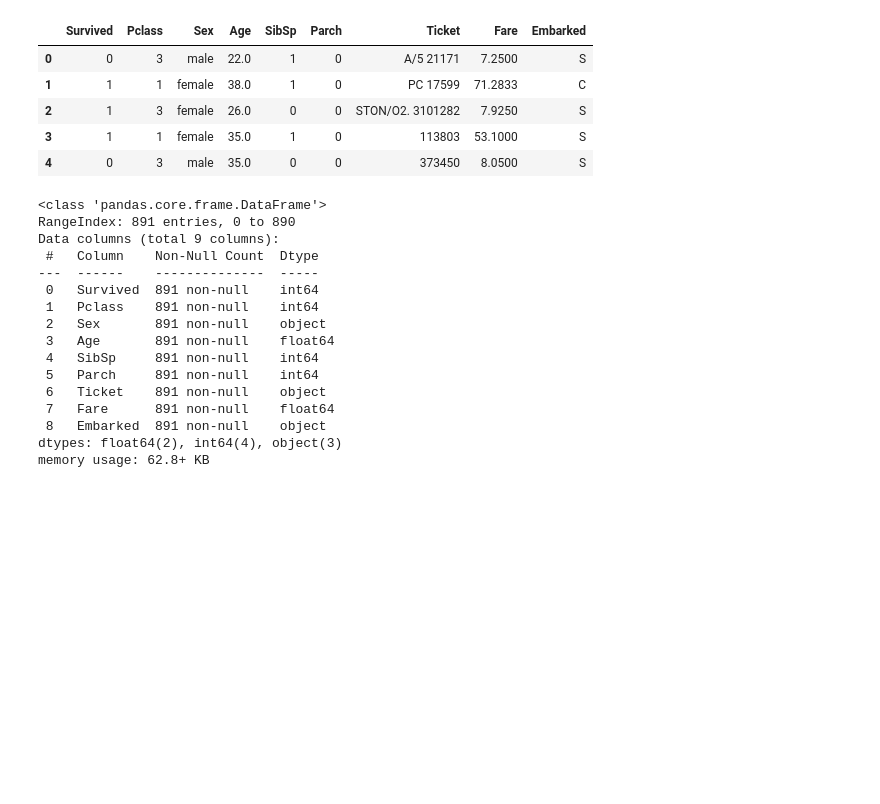
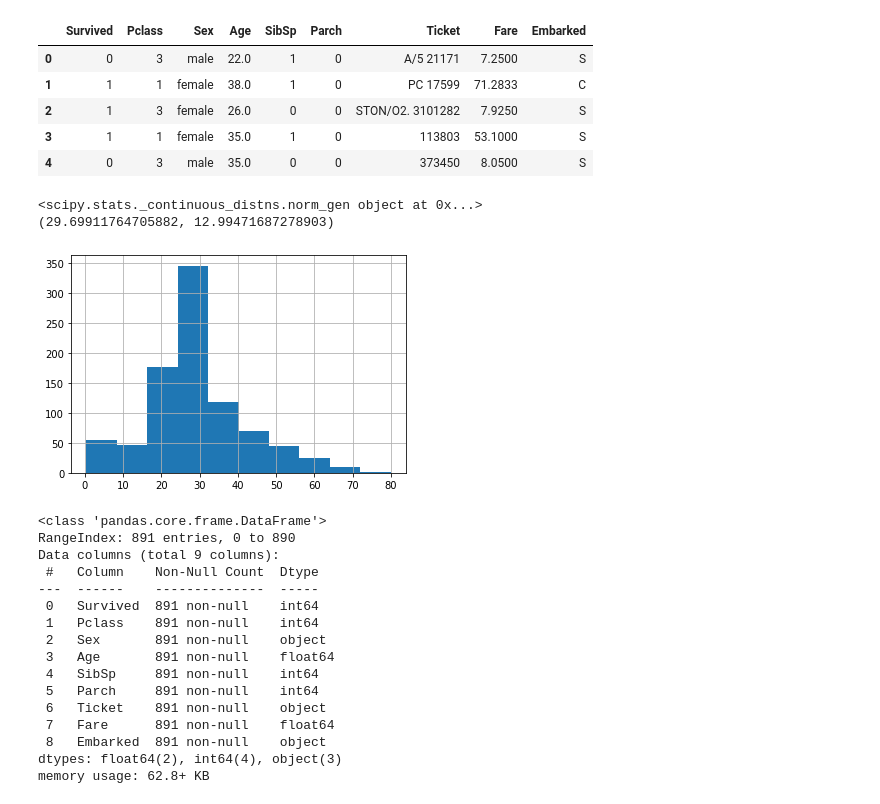
Before and after one commit to pranshulrastogi/ml, a Jupyter notebook: titanic/notebook/titanic.ipynb, the cells around one changed output. Saved outputs shown, nothing was run; the diff lists cells and outputs as text; code cells hidden in the pictures; blank space fills up the shorter version.

```diff
--- a/titanic/notebook/titanic.ipynb
+++ b/titanic/notebook/titanic.ipynb
@@ -62,6 +64,17 @@ dataset.head()
 | 2 | 1 | 3 | female | 26.0 | 0 | 0 | STON/O2. 3101282 | 7.9250 | S |
 | 3 | 1 | 1 | female | 35.0 | 1 | 0 | 113803 | 53.1000 | S |
 | 4 | 0 | 3 | male | 35.0 | 0 | 0 | 373450 | 8.0500 | S |
+# %%
+# lets check how the 'Age' feature is distributed
+dataset['Age'].hist()
+new_age = dataset['Age'].fillna(dataset['Age'].mean())
+dist = getattr(scipy.stats,'norm')
+param = dist.fit(new_age)
+print("{}\n{}\n".format(dist,param))
+# %% [output]
+<scipy.stats._continuous_distns.norm_gen object at 0x...>
+(29.69911764705882, 12.99471687278903)
+[figure, added]
 # %%
 dataset.describe()
 import numpy as np
```
Also changed, not shown: parts of 1 cell of this notebook.
